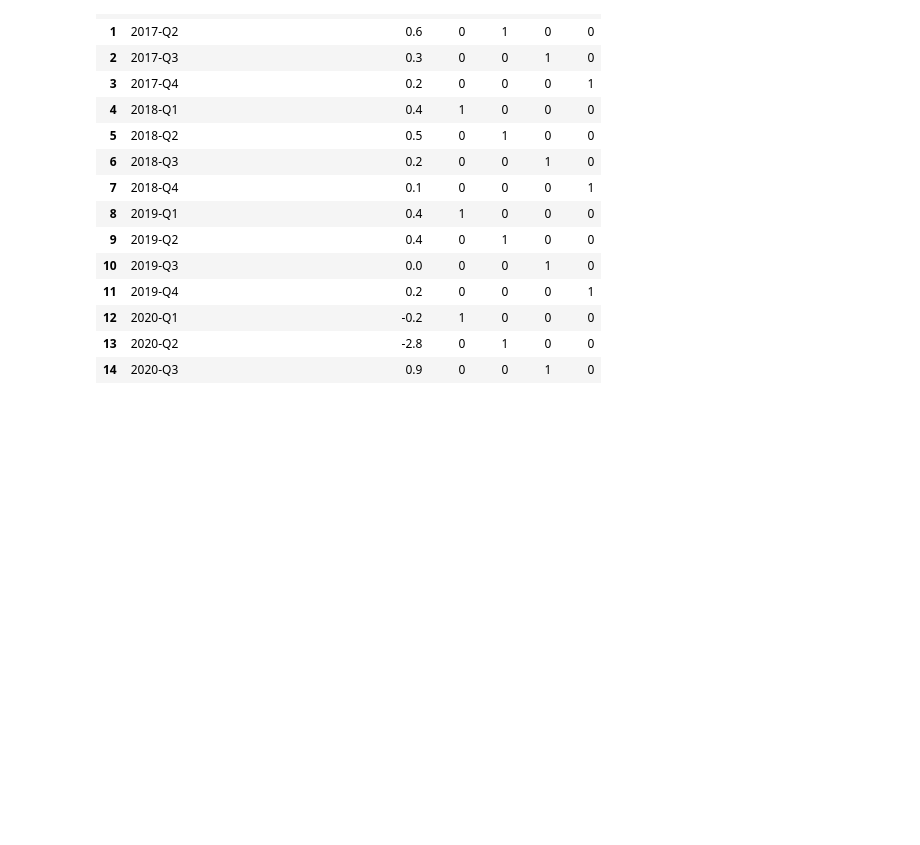
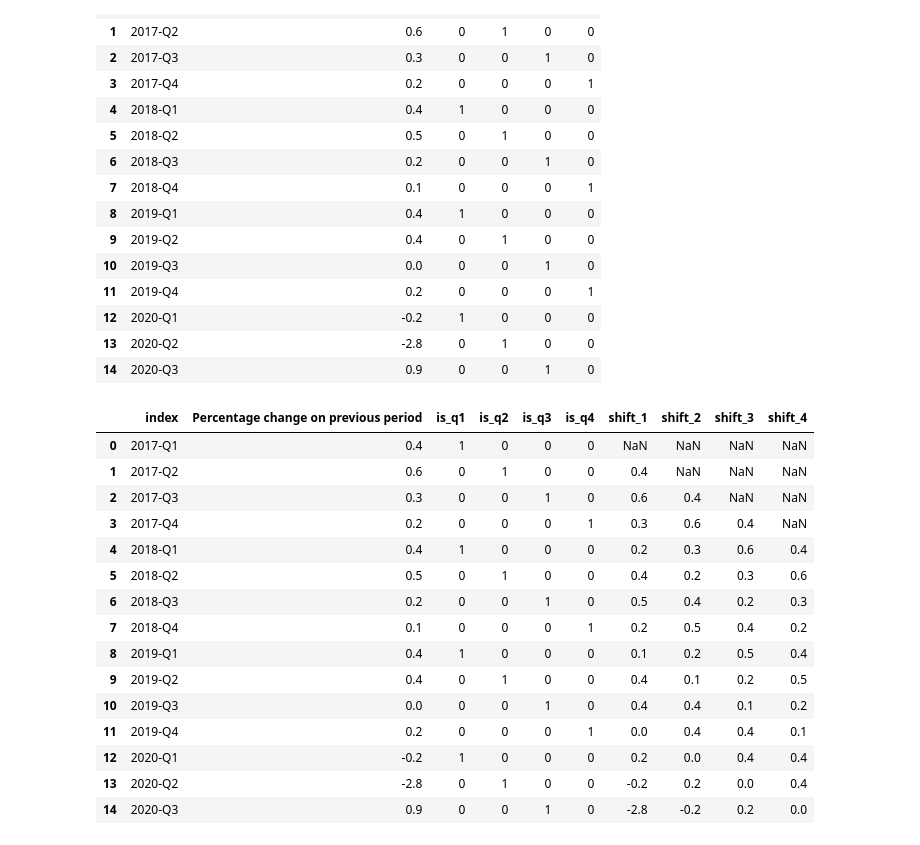
Before and after one commit to JoeJoe1313/Impact-of-Covid-19-on-the-Employment-Growth-in-the-EU, a Jupyter notebook: AEEM.ipynb, the cells around one changed output. Cells and saved outputs as stored; diff of their text form; code cells hidden in the pictures; blank space fills up the shorter version.

```diff
--- a/AEEM.ipynb
+++ b/AEEM.ipynb
@@ -73,3 +76,24 @@ df
 | 12 | 2020-Q1 | -0.2 | 1 | 0 | 0 | 0 |
 | 13 | 2020-Q2 | -2.8 | 0 | 1 | 0 | 0 |
 | 14 | 2020-Q3 | 0.9 | 0 | 0 | 1 | 0 |
+# %%
+for i in range(1, 5):
+    df[f'shift_{i}'] = df['Percentage change on previous period'].shift(i)
+df
+# %% [output]
+|  | index | Percentage change on previous period | is_q1 | is_q2 | is_q3 | is_q4 | shift_1 | shift_2 | shift_3 | shift_4 |
+| 0 | 2017-Q1 | 0.4 | 1 | 0 | 0 | 0 | NaN | NaN | NaN | NaN |
+| 1 | 2017-Q2 | 0.6 | 0 | 1 | 0 | 0 | 0.4 | NaN | NaN | NaN |
+| 2 | 2017-Q3 | 0.3 | 0 | 0 | 1 | 0 | 0.6 | 0.4 | NaN | NaN |
+| 3 | 2017-Q4 | 0.2 | 0 | 0 | 0 | 1 | 0.3 | 0.6 | 0.4 | NaN |
+| 4 | 2018-Q1 | 0.4 | 1 | 0 | 0 | 0 | 0.2 | 0.3 | 0.6 | 0.4 |
+| 5 | 2018-Q2 | 0.5 | 0 | 1 | 0 | 0 | 0.4 | 0.2 | 0.3 | 0.6 |
+| 6 | 2018-Q3 | 0.2 | 0 | 0 | 1 | 0 | 0.5 | 0.4 | 0.2 | 0.3 |
+| 7 | 2018-Q4 | 0.1 | 0 | 0 | 0 | 1 | 0.2 | 0.5 | 0.4 | 0.2 |
+| 8 | 2019-Q1 | 0.4 | 1 | 0 | 0 | 0 | 0.1 | 0.2 | 0.5 | 0.4 |
+| 9 | 2019-Q2 | 0.4 | 0 | 1 | 0 | 0 | 0.4 | 0.1 | 0.2 | 0.5 |
+| 10 | 2019-Q3 | 0.0 | 0 | 0 | 1 | 0 | 0.4 | 0.4 | 0.1 | 0.2 |
+| 11 | 2019-Q4 | 0.2 | 0 | 0 | 0 | 1 | 0.0 | 0.4 | 0.4 | 0.1 |
+| 12 | 2020-Q1 | -0.2 | 1 | 0 | 0 | 0 | 0.2 | 0.0 | 0.4 | 0.4 |
+| 13 | 2020-Q2 | -2.8 | 0 | 1 | 0 | 0 | -0.2 | 0.2 | 0.0 | 0.4 |
+| 14 | 2020-Q3 | 0.9 | 0 | 0 | 1 | 0 | -2.8 | -0.2 | 0.2 | 0.0 |
```
Also changed, not shown: parts of 17 cells of this notebook.
